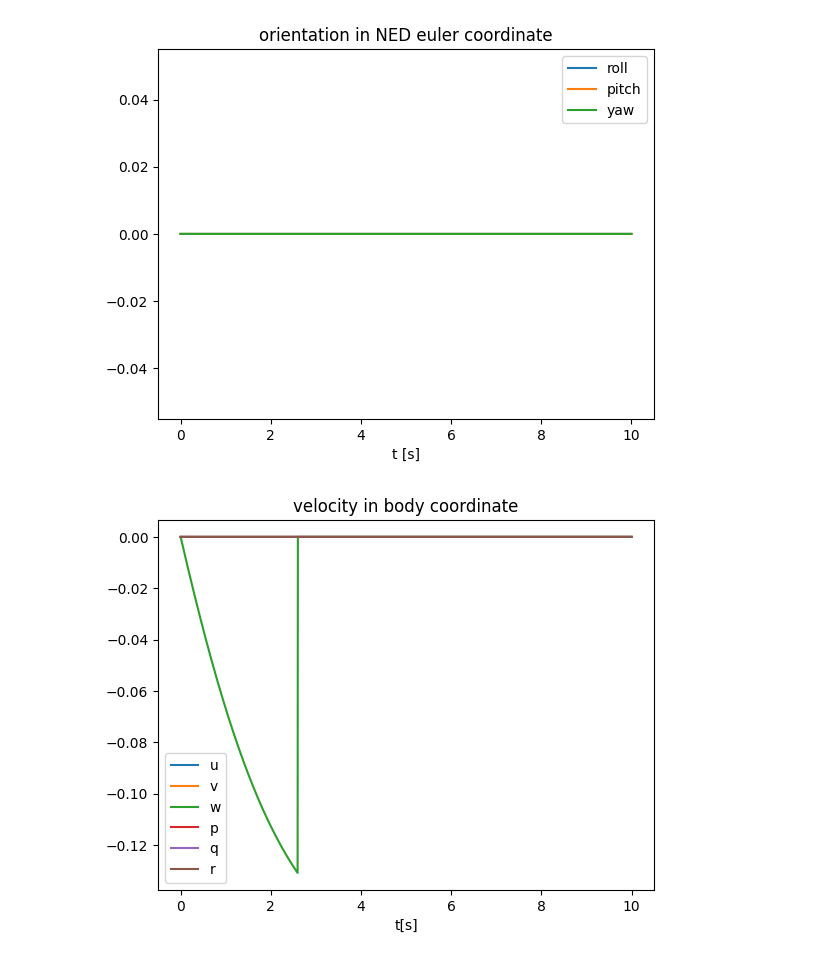
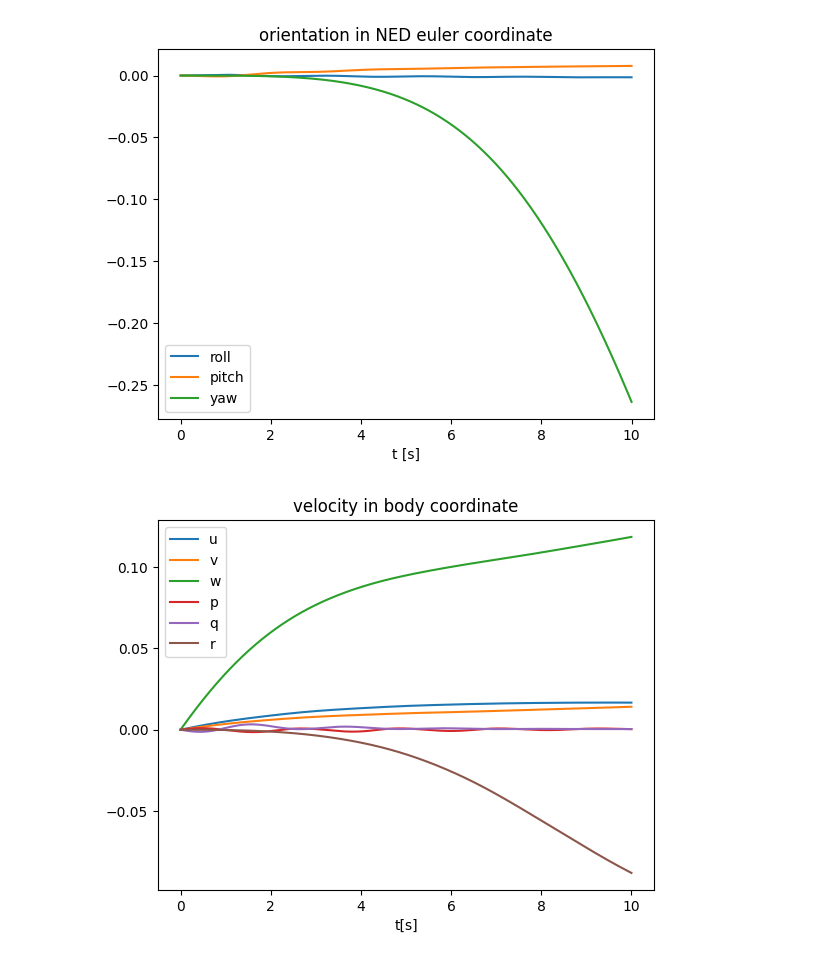
Before and after one commit to edxmorgan/diff_uv, a Jupyter notebook: usage/uv_simulation.ipynb, the cells around one changed output. Drawn from its saved outputs; the diff is of its cells as text; code cells hidden in the pictures.

```diff
--- a/usage/uv_simulation.ipynb
+++ b/usage/uv_simulation.ipynb
@@ -30,8 +30,9 @@ def euler_from_quaternion(q):
 import matplotlib.pyplot as plt
 sim = F.mapaccum(N)
 x0 = np.array([0.0, 0.0, 0.2, 1.0, 0, 0, 0, 0, 0, 0, 0, 0, 0]) #x y z w xq yq zq u v w p q r
-u0 = np.array([0.0, 0.0, 0.0, 0.0, 0.0, 0.0])
-res = sim(x0, u0)
+u0 = np.array([0.1, 0.1, 3.0, 0.0, 0.0, 0.0])
+dt = T/N
+res = sim(x0, u0, dt)
 res.T
 t = np.linspace(0, T, N+1)
 
@@ -62,2 +63,2 @@ plt.show()
-[figure, old version]
+[figure, new version]
-[figure, old version]
+[figure, new version]
```
Also changed, not shown: parts of 1 cell of this notebook, 3 other files.
